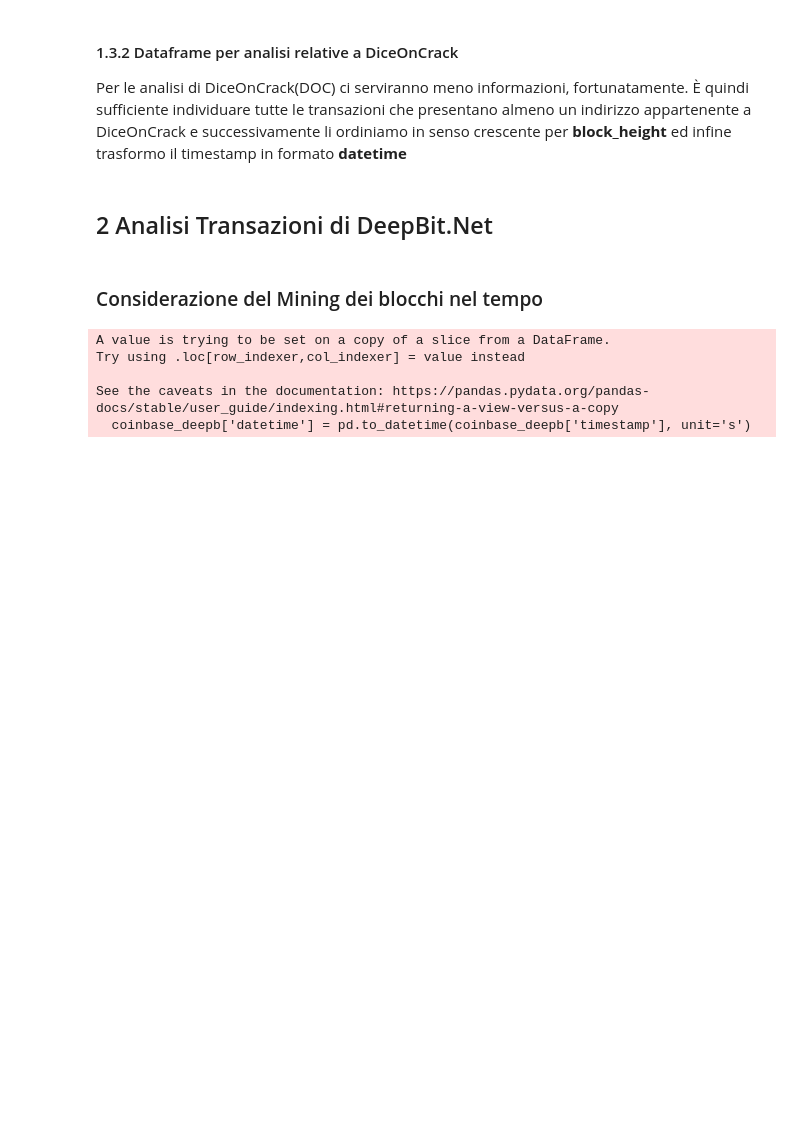
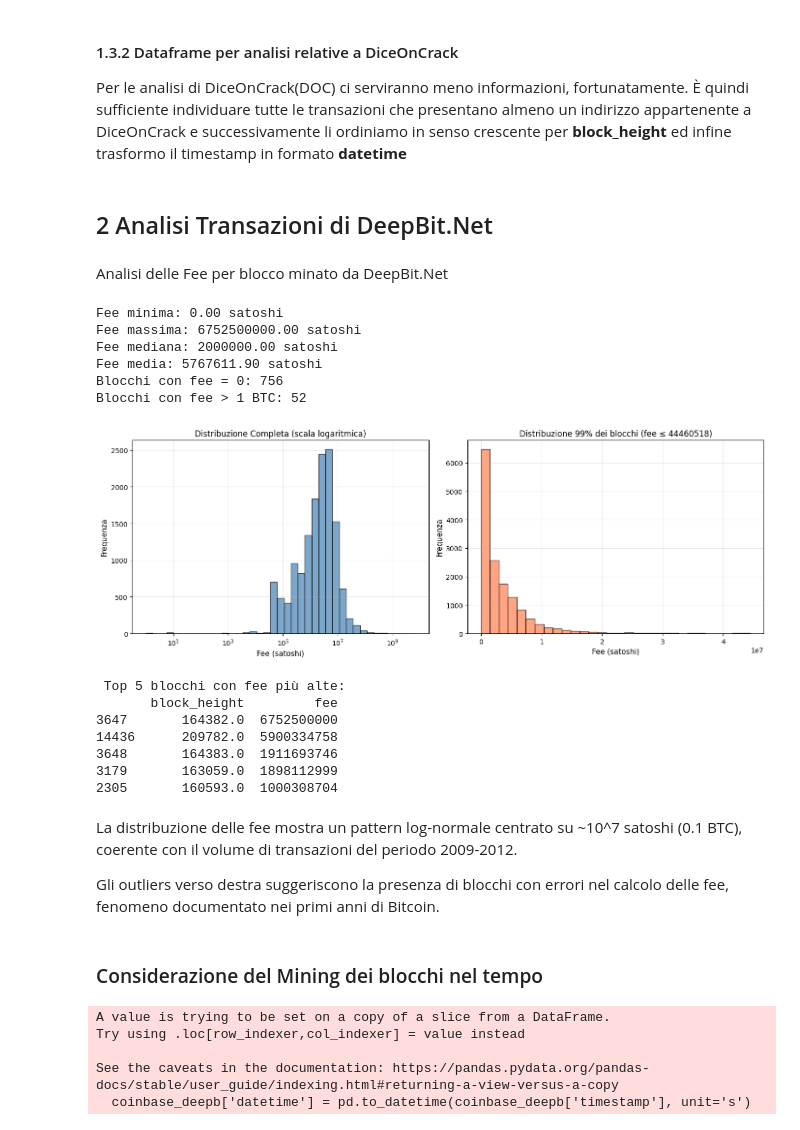
Before and after one commit to TaleWind28/Magician, a Jupyter notebook: Magician.ipynb, the cells around one changed output. Drawn from its saved outputs; the diff is of its cells as text; code cells hidden in the pictures; blank space fills up the shorter version.

```diff
--- a/Magician.ipynb
+++ b/Magician.ipynb
@@ -374,6 +371,65 @@ doc_trans = transactions[transactions["tx_id"].isin(doc_trans_id)].sort_values("
 doc_trans["timestamp"] = pd.to_datetime(doc_trans["timestamp"],unit='s')
 # %% [markdown]
 ## 2 Analisi Transazioni di DeepBit.Net
+# %% [markdown]
+Analisi delle Fee per blocco minato da DeepBit.Net
+# %%
+# Analisi statistica delle fee
+print(f"Fee minima: {fee_per_deepbit_block['fee'].min():.2f} satoshi")
+print(f"Fee massima: {fee_per_deepbit_block['fee'].max():.2f} satoshi")
+print(f"Fee mediana: {fee_per_deepbit_block['fee'].median():.2f} satoshi")
+print(f"Fee media: {fee_per_deepbit_block['fee'].mean():.2f} satoshi")
+print(f"Blocchi con fee = 0: {(fee_per_deepbit_block['fee'] == 0).sum()}")
+print(f"Blocchi con fee > 1 BTC: {(fee_per_deepbit_block['fee'] > 100000000).sum()}")
+
+# Visualizzazione
+fig, axes = plt.subplots(1, 2, figsize=(14, 5))
+
+# Grafico 1: Scala logaritmica con bins corretti
+fee_nonzero = fee_per_deepbit_block[fee_per_deepbit_block['fee'] > 0]['fee']
+logbins = np.logspace(np.log10(fee_nonzero.min()), np.log10(fee_nonzero.max()), 40)
+axes[0].hist(fee_nonzero, bins=logbins, color='steelblue', alpha=0.7, edgecolor='black')
+axes[0].set_xlabel('Fee (satoshi)', fontsize=11)
+axes[0].set_ylabel('Frequenza', fontsize=11)
+axes[0].set_title('Distribuzione Completa (scala logaritmica)', fontsize=12)
+axes[0].set_xscale('log')
+axes[0].grid(True, alpha=0.3)
+
+# Grafico 2: Distribuzione senza outliers (99° percentile)
+fee_99percentile = fee_per_deepbit_block['fee'].quantile(0.99)
+fee_filtered = fee_per_deepbit_block[fee_per_deepbit_block['fee'] <= fee_99percentile]['fee']
+axes[1].hist(fee_filtered, bins=30, color='coral', alpha=0.7, edgecolor='black')
+axes[1].set_xlabel('Fee (satoshi)', fontsize=11)
+axes[1].set_ylabel('Frequenza', fontsize=11)
+axes[1].set_title(f'Distribuzione 99% dei blocchi (fee ≤ {fee_99percentile:.0f})', fontsize=12)
+axes[1].grid(True, alpha=0.3)
+
+plt.tight_layout()
+plt.show()
+
+# Identifica i blocchi con fee anomale
+outliers = fee_per_deepbit_block[fee_per_deepbit_block['fee'] > fee_99percentile].sort_values('fee', ascending=False)
+print(f"\n Top 5 blocchi con fee più alte:")
+print(outliers.head())
+# %% [output]
+Fee minima: 0.00 satoshi
+Fee massima: 6752500000.00 satoshi
+Fee mediana: 2000000.00 satoshi
+Fee media: 5767611.90 satoshi
+Blocchi con fee = 0: 756
+Blocchi con fee > 1 BTC: 52
+[figure, added]
+ Top 5 blocchi con fee più alte:
+       block_height         fee
+3647       164382.0  6752500000
+14436      209782.0  5900334758
+3648       164383.0  1911693746
+3179       163059.0  1898112999
+2305       160593.0  1000308704
+# %% [markdown]
+La distribuzione delle fee mostra un pattern log-normale centrato su ~10^7 satoshi (0.1 BTC), coerente con il volume di transazioni del periodo 2009-2012.
+
+Gli outliers verso destra suggeriscono la presenza di blocchi con errori nel calcolo delle fee, fenomeno documentato nei primi anni di Bitcoin.
 # %% [markdown]
 ### Considerazione del Mining dei blocchi nel tempo
 # %%
```
Also changed, not shown: parts of 23 cells of this notebook, 1 other file.
